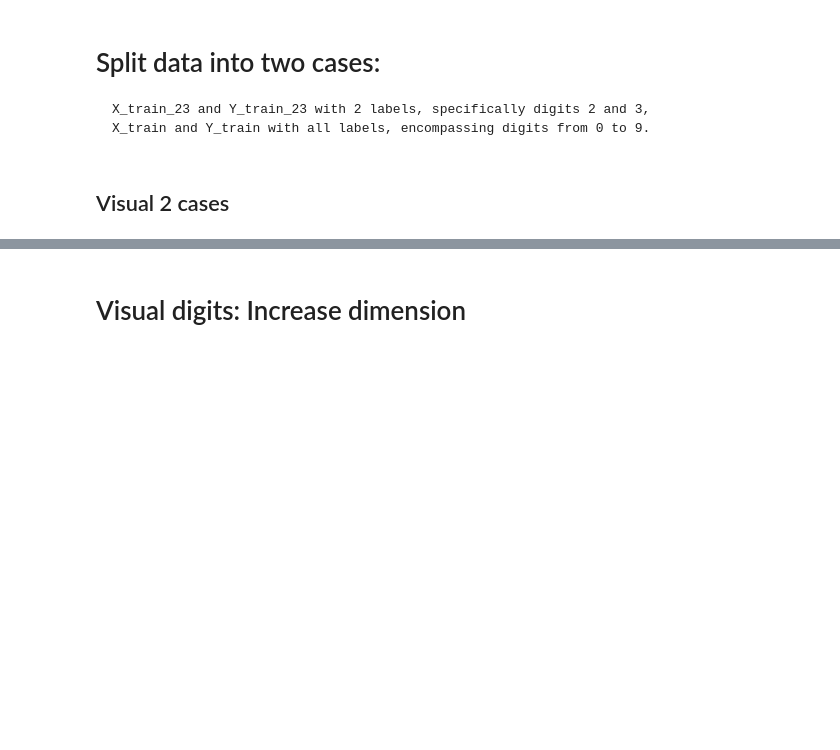
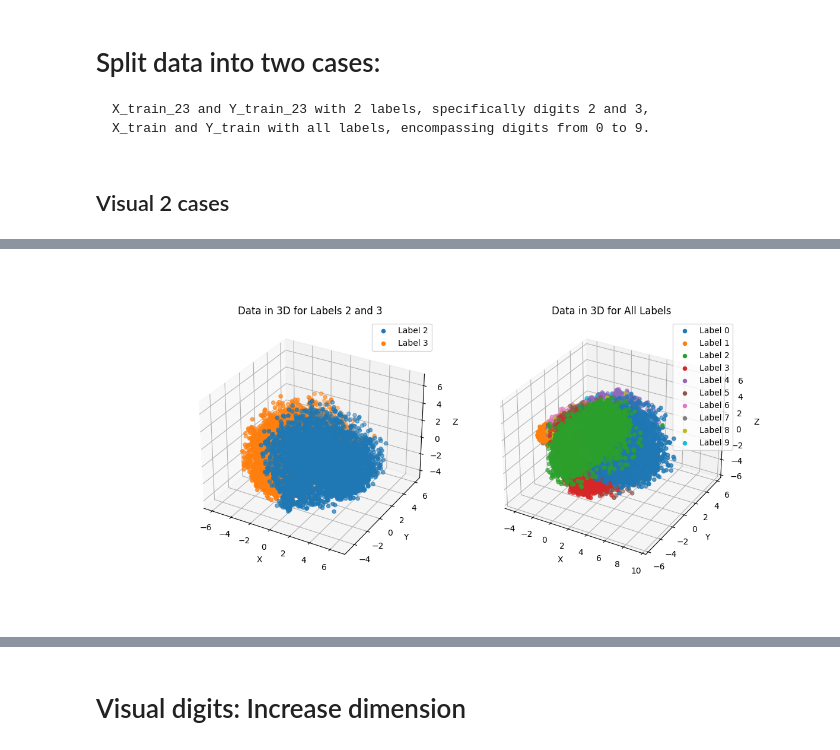
Before and after one commit to naoNao89/digitsSVM, a Jupyter notebook: SVM on Digits Recognization.ipynb, the cells around one changed output, grey strips where cells are left out. Saved outputs shown, nothing was run; the diff lists cells and outputs as text; code cells hidden in the pictures; blank space fills up the shorter version.

Commit message:
[Fix] Displaying a previously created Matplotlib figure with "close" plot

```diff
--- a/SVM on Digits Recognization.ipynb
+++ b/SVM on Digits Recognization.ipynb
@@ -70,6 +68,18 @@ Y_train_23 = Y_train[np.logical_or(Y_train == 2, Y_train == 3)]
 # %% [markdown]
 ## Visual 2 cases
 # %%
+from IPython.display import display
+import ipywidgets as widgets
+
+# Function to display a Matplotlib figure in a widget
+def display_figure(fig):
+    # Convert Matplotlib figure to a widget
+    canvas = widgets.Output()
+    with canvas:
+        display(fig)
+
+    # Display the widget
+    display(canvas)
 
 # Plot in 3D for X_train_23 and Y_train_23
 fig = plt.figure(figsize=(12, 6))
@@ -80,6 +90,19 @@ ax1.set_title('Data in 3D for Labels 2 and 3')
 pca = PCA(n_components=3)  # Project to 3 dimensions for visualization
 X_train_23_pca = pca.fit_transform(X_train_23)
 
+# Close all existing figures
+plt.close('all')
+
+# Plot in 3D for X_train_23 and Y_train_23
+fig = plt.figure(figsize=(12, 6))
+
+# Subplot 1: Data in 3D for Labels 2 and 3
+ax1 = fig.add_subplot(121, projection='3d')
+ax1.set_title('Data in 3D for Labels 2 and 3')
+
+# PCA
+pca = PCA(n_components=3)  # Project to 3 dimensions for visualization
+X_train_23_pca = pca.fit_transform(X_train_23)
 
 # Plot points with labels 2 and 3
 for label in np.unique(Y_train_23):
@@ -93,14 +116,13 @@ ax1.set_ylabel('Y')
 ax1.set_zlabel('Z')
 ax1.legend()
 
-# Plot in 3D for X_train_all and Y_train
+# Subplot 2: Data in 3D for All Labels
 ax2 = fig.add_subplot(122, projection='3d')
 ax2.set_title('Data in 3D for All Labels')
 
 # PCA
 pca = PCA(n_components=3)  # Project to 3 dimensions for visualization
 X_train_pca = pca.fit_transform(X_train)
-
 
 # Plot points with all labels
 for label in np.unique(Y_train):
@@ -114,5 +136,6 @@ ax2.set_ylabel('Y')
 ax2.set_zlabel('Z')
 ax2.legend()
 
+# Show the plot
 plt.show()
 # %% [output]
@@ -121,2 +142,3 @@ plt.show()
+[figure, added]
 # %%
 def plot_digits(X, Y):
```
Also changed, not shown: parts of 5 cells of this notebook.
